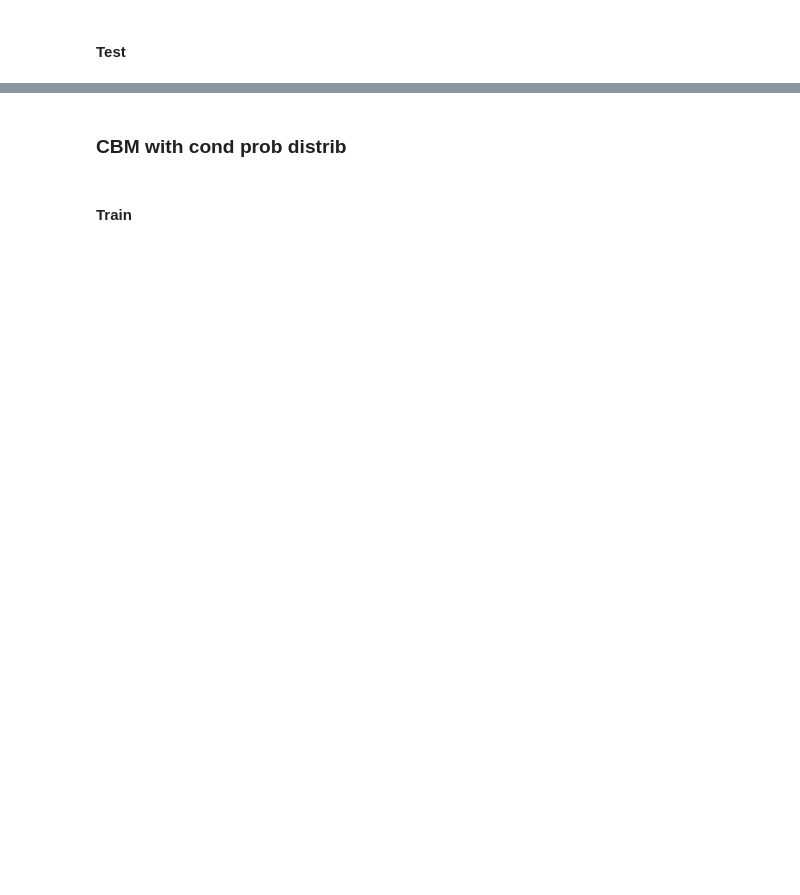
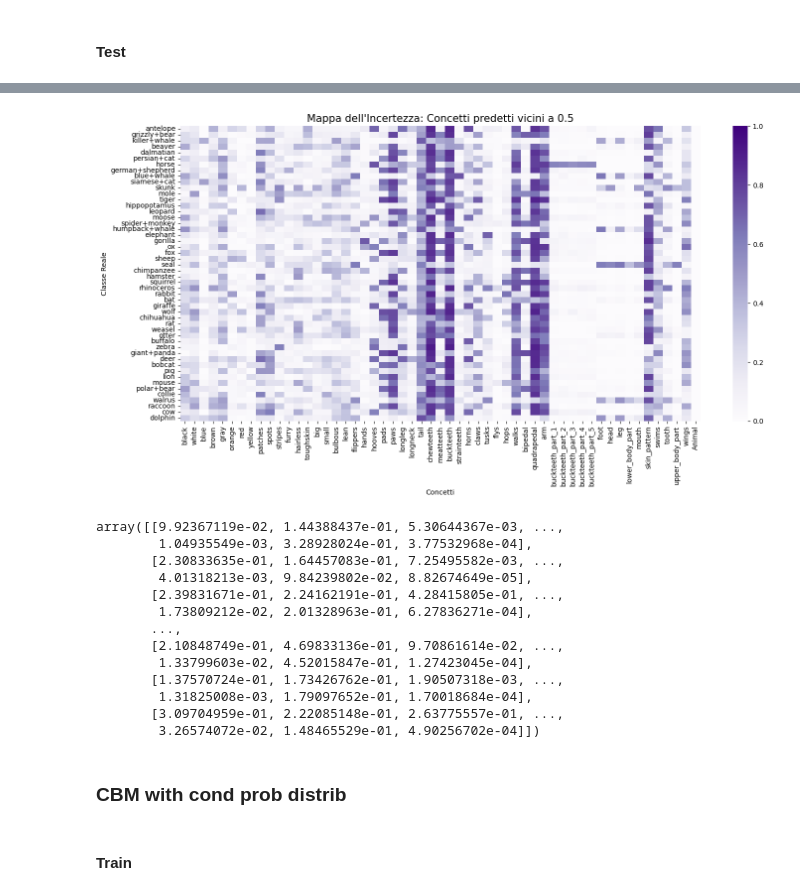
Before and after one commit to stefano-gamba/BoxEmbeddingCBM, a Jupyter notebook: notebooks/joint_training.ipynb, the cells around one changed output, grey strips where cells are left out. Saved outputs shown, nothing was run; the diff lists cells and outputs as text; code cells hidden in the pictures; blank space fills up the shorter version.

```diff
--- a/notebooks/joint_training.ipynb
+++ b/notebooks/joint_training.ipynb
@@ -299,3 +332,20 @@ False
+# %%
+plot_concept_uncertainty_heatmap(labels, concept_probs, class_names=classes, concept_names=concepts)
+# %% [output]
+[figure, added]
+array([[9.92367119e-02, 1.44388437e-01, 5.30644367e-03, ...,
+        1.04935549e-03, 3.28928024e-01, 3.77532968e-04],
+       [2.30833635e-01, 1.64457083e-01, 7.25495582e-03, ...,
+        4.01318213e-03, 9.84239802e-02, 8.82674649e-05],
+       [2.39831671e-01, 2.24162191e-01, 4.28415805e-01, ...,
+        1.73809212e-02, 2.01328963e-01, 6.27836271e-04],
+       ...,
+       [2.10848749e-01, 4.69833136e-01, 9.70861614e-02, ...,
+        1.33799603e-02, 4.52015847e-01, 1.27423045e-04],
+       [1.37570724e-01, 1.73426762e-01, 1.90507318e-03, ...,
+        1.31825008e-03, 1.79097652e-01, 1.70018684e-04],
+       [3.09704959e-01, 2.22085148e-01, 2.63775557e-01, ...,
+        3.26574072e-02, 1.48465529e-01, 4.90256702e-04]])
 # %% [markdown]
 ### CBM with cond prob distrib
 # %% [markdown]
```
Also changed, not shown: parts of 24 cells of this notebook, 3 other files.
